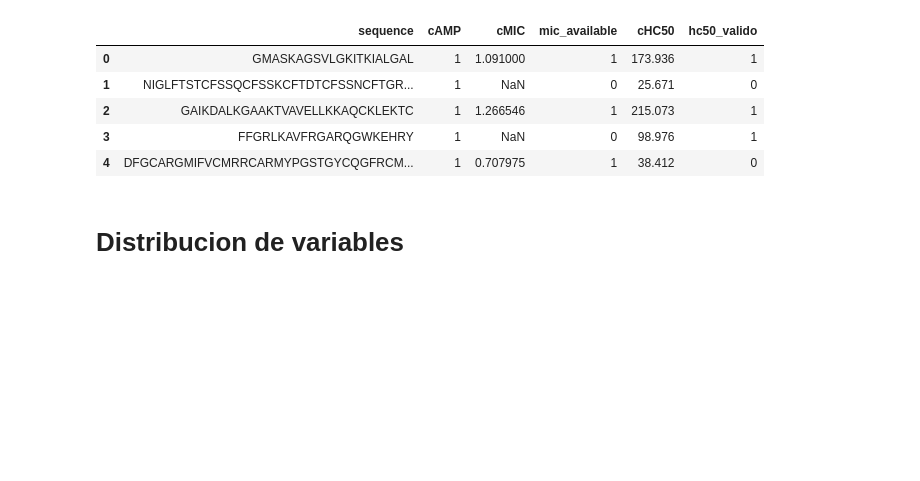
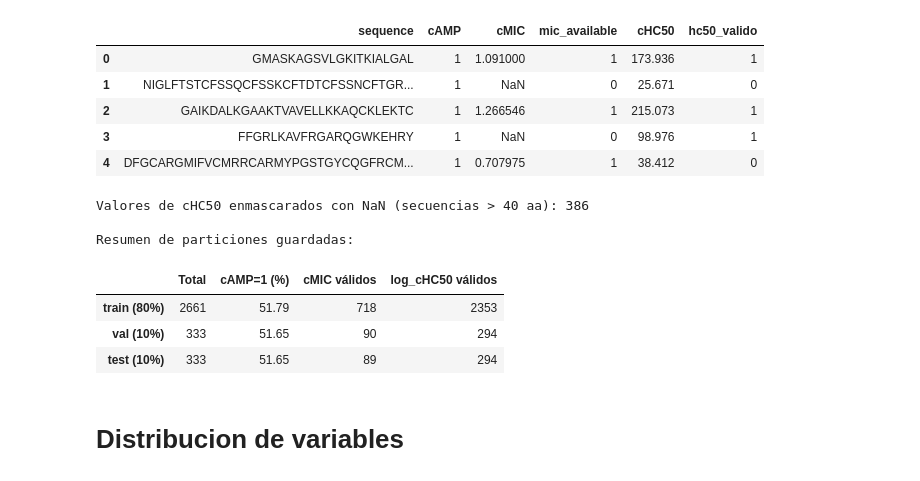
Before and after one commit to Nikolexion/GenerativeDeepLearning, a Jupyter notebook: GDL.ipynb, the cells around one changed output. Saved outputs shown, nothing was run; the diff lists cells and outputs as text; code cells hidden in the pictures; blank space fills up the shorter version.

```diff
--- a/GDL.ipynb
+++ b/GDL.ipynb
@@ -294,6 +293,83 @@ Guardado en /content/drive/MyDrive/GeneracionAMP/data_processed/dataset_unificad
 | 2 | GAIKDALKGAAKTVAVELLKKAQCKLEKTC | 1 | 1.266546 | 1 | 215.073 | 1 |
 | 3 | FFGRLKAVFRGARQGWKEHRY | 1 | NaN | 0 | 98.976 | 1 |
 | 4 | DFGCARGMIFVCMRRCARMYPGSTGYCQGFRCM... | 1 | 0.707975 | 1 | 38.412 | 0 |
+# %%
+from sklearn.model_selection import train_test_split
+import numpy as np
+
+# 1. Enmascarar cHC50 donde la secuencia fue truncada (> 40 aa)
+n_truncados = (df_final["hc50_valido"] == 0).sum()
+df_final.loc[df_final["hc50_valido"] == 0, "cHC50"] = np.nan
+print(f"Valores de cHC50 enmascarados con NaN (secuencias > 40 aa): {n_truncados}")
+
+# 2. Homologar escala de cHC50 a log10(uM) para equiparar con cMIC
+df_final["log_cHC50"] = np.log10(df_final["cHC50"])
+
+# Columnas binarias de condicionamiento estilo HydrAMP (preservando NaN)
+# Activo si MIC <= 10 uM (log10 <= 1.0) y no hemolítico si HC50 > 100 uM (log10 > 2.0)
+df_final["is_active_mic"] = np.where(df_final["cMIC"].isna(), np.nan, (df_final["cMIC"] <= 1.0).astype(float))
+df_final["is_non_hemolytic"] = np.where(df_final["log_cHC50"].isna(), np.nan, (df_final["log_cHC50"] > 2.0).astype(float))
+
+# 3. Verificación de unicidad de secuencias antes del split
+col_seq = "sequence" if "sequence" in df_final.columns else df_final.columns[0]
+assert df_final[col_seq].nunique() == len(df_final), "Existen secuencias duplicadas; deduplicar antes del split."
+
+# 4. Split estratificado 80% train / 10% val / 10% test
+strat_key = (
+    df_final["cAMP"].astype(str) + "_" +
+    df_final["mic_available"].astype(str) + "_" +
+    df_final["hc50_valido"].astype(str)
+)
+
+train_df, temp_df, _, temp_strat = train_test_split(
+    df_final, strat_key, test_size=0.20, random_state=42, stratify=strat_key
+)
+
+val_df, test_df = train_test_split(
+    temp_df, test_size=0.50, random_state=42, stratify=temp_strat
+)
+
+# Etiqueta de partición en el dataset maestro
+df_final["split"] = "train"
+df_final.loc[val_df.index, "split"] = "val"
+df_final.loc[test_df.index, "split"] = "test"
+
+# 5. Sobrescribir dataset_unificado.csv y guardar particiones en PROC_DIR
+df_final.to_csv(os.path.join(PROC_DIR, "dataset_unificado.csv"), index=False)
+train_df.to_csv(os.path.join(PROC_DIR, "train.csv"), index=False)
+val_df.to_csv(os.path.join(PROC_DIR, "val.csv"), index=False)
+test_df.to_csv(os.path.join(PROC_DIR, "test.csv"), index=False)
+
+# Resumen de verificación
+resumen = pd.DataFrame({
+    "Total": [len(train_df), len(val_df), len(test_df)],
+    "cAMP=1 (%)": [
+        train_df["cAMP"].mean() * 100,
+        val_df["cAMP"].mean() * 100,
+        test_df["cAMP"].mean() * 100,
+    ],
+    "cMIC válidos": [
+        train_df["cMIC"].notna().sum(),
+        val_df["cMIC"].notna().sum(),
+        test_df["cMIC"].notna().sum(),
+    ],
+    "log_cHC50 válidos": [
+        train_df["log_cHC50"].notna().sum(),
+        val_df["log_cHC50"].notna().sum(),
+        test_df["log_cHC50"].notna().sum(),
+    ],
+}, index=["train (80%)", "val (10%)", "test (10%)"])
+
+print("\nResumen de particiones guardadas:")
+display(resumen.round(2))
+# %% [output]
+Valores de cHC50 enmascarados con NaN (secuencias > 40 aa): 386
+
+Resumen de particiones guardadas:
+|  | Total | cAMP=1 (%) | cMIC válidos | log_cHC50 válidos |
+| train (80%) | 2661 | 51.79 | 718 | 2353 |
+| val (10%) | 333 | 51.65 | 90 | 294 |
+| test (10%) | 333 | 51.65 | 89 | 294 |
 # %% [markdown]
 # Distribucion de variables
 # %%
```
Also changed, not shown: parts of 39 cells of this notebook.
